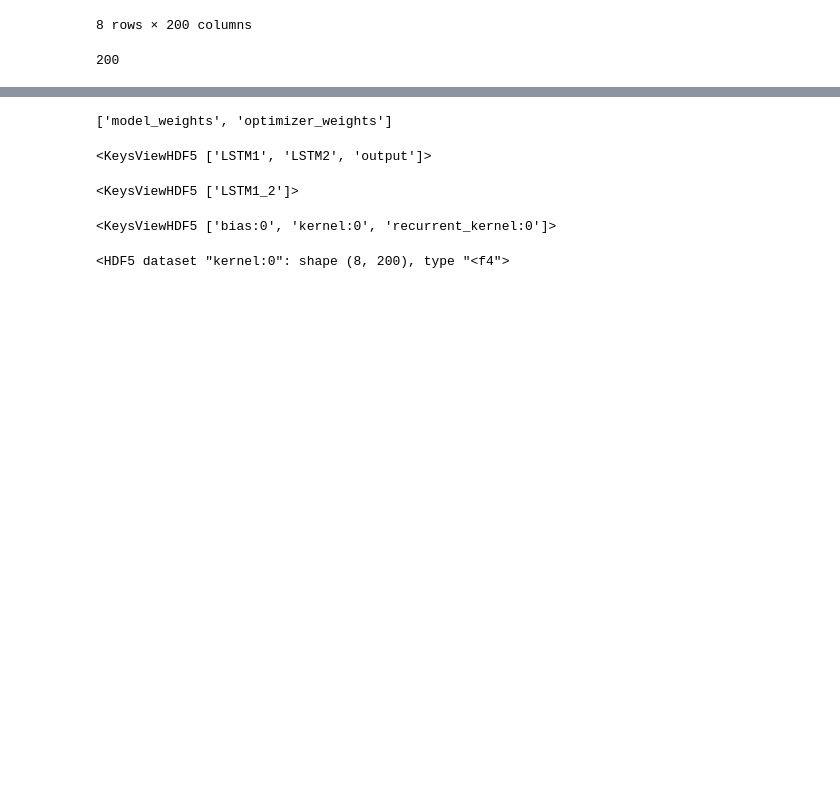
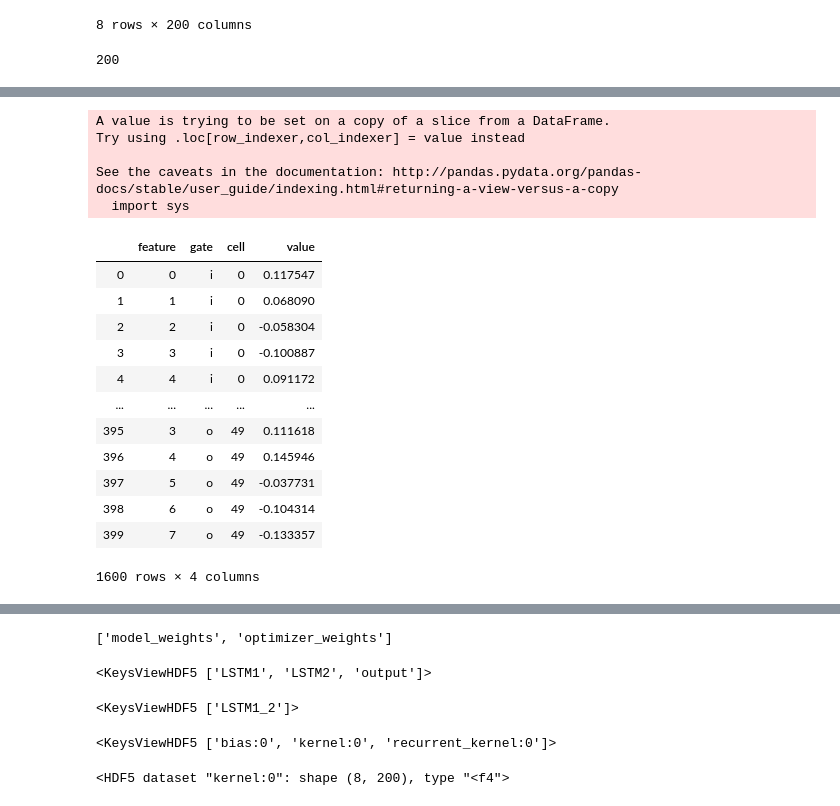
Before and after one commit to gj0706/my_research, a Jupyter notebook: neural_network/data_process.ipynb, the cells around one changed output, grey strips where cells are left out. Drawn from its saved outputs; the diff is of its cells as text; code cells hidden in the pictures; blank space fills up the shorter version.

```diff
--- a/neural_network/data_process.ipynb
+++ b/neural_network/data_process.ipynb
@@ -256,31 +255,28 @@ def extract_weights(file_path, n_layer ):
 # %%
 def melt_columns(df):
-    df_melt = pd.melt(df, id_vars='feature', var_name='cell')
+    df_melt = pd.melt(df, id_vars=['feature','gate'], var_name='cell')
     return df_melt
 # %%
-def concat_columns(df):
-    add_feature_column(df)
-    n_cells = len(df.columns) // 4 -1
-    i = df.iloc[:, 0:(n_cells + 1)]
-    f = df.iloc[:, (n_cells + 1):(n_cells * 2 + 1)]
-    c = df.iloc[:, (n_cells * 2 + 1):(n_cells * 3 + 1)]
-    o = df.iloc[:, (n_cells * 3 + 1):(n_cells * 4 + 1)]
+def transform_gate_df(df):
+    i = df.iloc[:, 0 : n_cells]
+    f = df.iloc[:, n_cells :n_cells * 2]
+    c = df.iloc[:, n_cells * 2 : n_cells * 3]
+    o = df.iloc[:, n_cells * 3 : n_cells * 4]
 
-#     add_feature_column(i)
-#     add_feature_column(f)
-#     add_feature_column(c)
-#     add_feature_column(o)
+#     return i, f, c, o
+    add_columns(i, 'i')
+    add_columns(f, 'f')
+    add_columns(c, 'c')
+    add_columns(o, 'o')
 
 
     i_melt = melt_columns(i)
     f_melt = melt_columns(f)
+    f_melt['cell'] = i_melt['cell']
     c_melt = melt_columns(c)
+    c_melt['cell'] = i_melt['cell']
     o_melt = melt_columns(o)
-
-    i_melt['gate']=['i' for _ in range(400)]
-    f_melt['gate']=['f' for _ in range(400)]
-    c_melt['gate']=['c' for _ in range(400)]
-    o_melt['gate']=['o' for _ in range(400)]
+    o_melt['cell'] = i_melt['cell']
 
 
 
@@ -288,3 +284,4 @@ def concat_columns(df):
 
 
     return all_melt
+#     return i_melt, f_melt, c_melt, o_melt
@@ -297,8 +301,8 @@ def concat_columns(df):
 # l
 # df
 # %%
-epoch1 = extract_weights('weights001.hdf5',1)
+epoch2 = extract_weights('weights002.hdf5',1)
 # add_feature_column(epoch1)
-epoch1
+epoch2
 # %% [output]
 |  | 0 | 1 | 2 | 3 | 4 | 5 | 6 | 7 | 8 | 9 | ... | ... |
@@ -322,3 +411,25 @@ KeyError: 'feature'
+# %%
+l = transform_gate_df(epoch2)
+l
+# %% [output]
+A value is trying to be set on a copy of a slice from a DataFrame.
+Try using .loc[row_indexer,col_indexer] = value instead
+
+See the caveats in the documentation: http://pandas.pydata.org/pandas-docs/stable/user_guide/indexing.html#returning-a-view-versus-a-copy
+  import sys
+|  | feature | gate | cell | value |
+| 0 | 0 | i | 0 | 0.117547 |
+| 1 | 1 | i | 0 | 0.068090 |
+| 2 | 2 | i | 0 | -0.058304 |
+| 3 | 3 | i | 0 | -0.100887 |
+| 4 | 4 | i | 0 | 0.091172 |
+| ... | ... | ... | ... | ... |
+| 395 | 3 | o | 49 | 0.111618 |
+| 396 | 4 | o | 49 | 0.145946 |
+| 397 | 5 | o | 49 | -0.037731 |
+| 398 | 6 | o | 49 | -0.104314 |
+| 399 | 7 | o | 49 | -0.133357 |
+1600 rows × 4 columns
 # %%
 epoch3 = extract_weights('weights003.hdf5',1)
 epoch3
```
Also changed, not shown: parts of 18 cells of this notebook.
